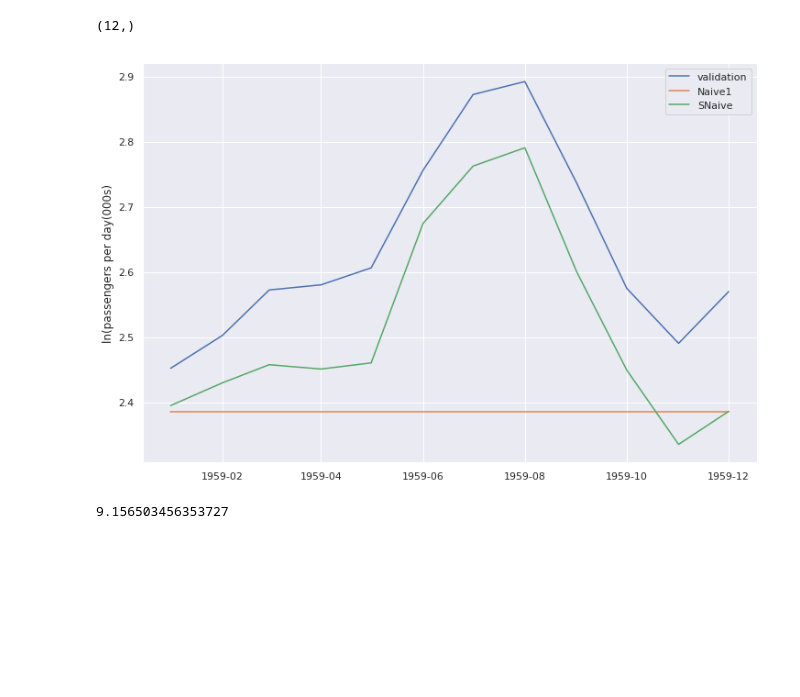
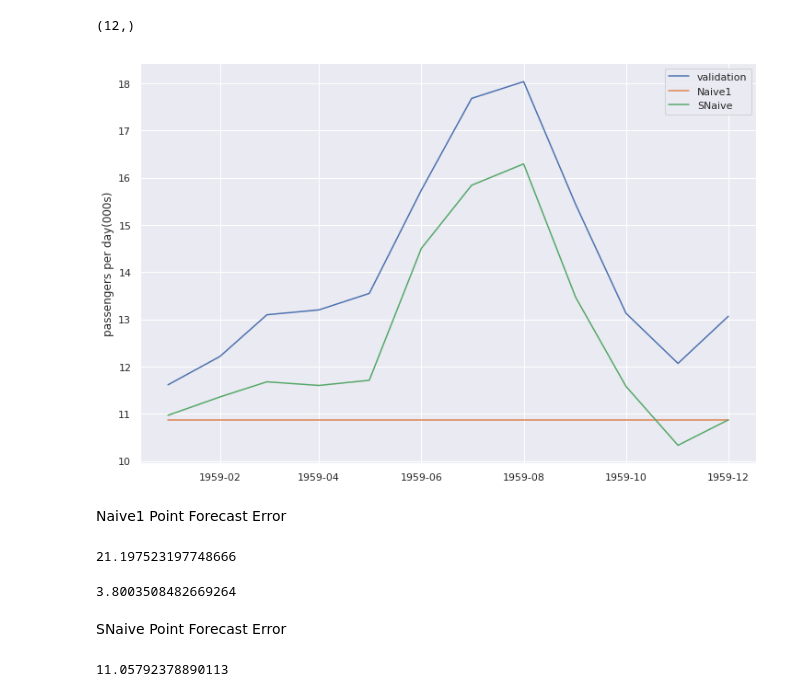
Before and after one commit to TomMonks/code-club-basic-forecasting, a Jupyter notebook: intro_to_dates.ipynb, the cells around one changed output. Cells and saved outputs as stored; diff of their text form; code cells hidden in the pictures; blank space fills up the shorter version.

```diff
--- a/intro_to_dates.ipynb
+++ b/intro_to_dates.ipynb
@@ -399,5 +401,3 @@ axes[1].plot(train_adj)
 axes[1].set(xlabel='month', ylabel='passengers per day (000s)');
 # %% [output]
 [figure]
-# %%
-train_adj = np.log(train_adj)
@@ -620,17 +603,32 @@ snf_preds = snf.predict(horizon=HORIZON)
 # %%
 #plot the model predictions
 fig, axes = plt.subplots(1, 1, sharex=True, figsize=(12, 8))
 
 axes.figsize = (12, 10)
 
 axes.plot(val_adj)
 axes.plot(pd.Series(nf1_preds, index=val_adj.index));
 axes.plot(pd.Series(snf_preds, index=val_adj.index));
-axes.set(ylabel='ln(passengers per day(000s)');
+axes.set(ylabel='passengers per day(000s)');
 axes.legend(['validation', 'Naive1', 'SNaive']);
 # %% [output]
-[figure, old version]
+[figure, new version]
+# %% [markdown]
+Naive1 Point Forecast Error
 # %%
+#MAPE
 mean_absolute_percentage_error(y_true=val_adj, y_pred=nf1_preds)
 # %% [output]
-9.156503456353727
+21.197523197748666
+# %%
+#RMSE
+rmse(x1=val_adj, x2=nf1_preds)
+# %% [output]
+3.8003508482669264
+# %% [markdown]
+SNaive Point Forecast Error
+# %%
+#MAPE
+mean_absolute_percentage_error(y_true=val_adj, y_pred=snf_preds)
+# %% [output]
+11.05792378890113
```
Also changed, not shown: parts of 80 cells of this notebook.
